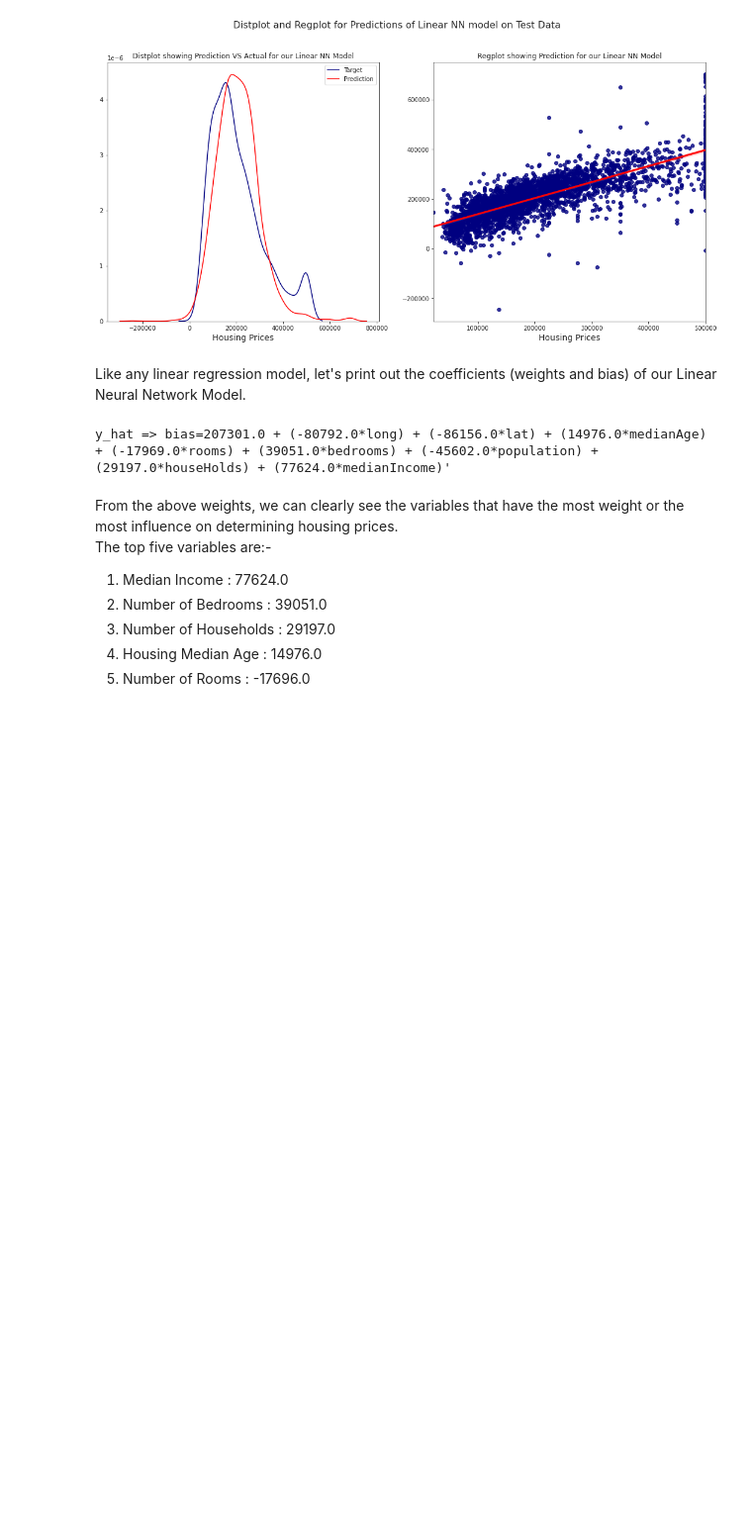
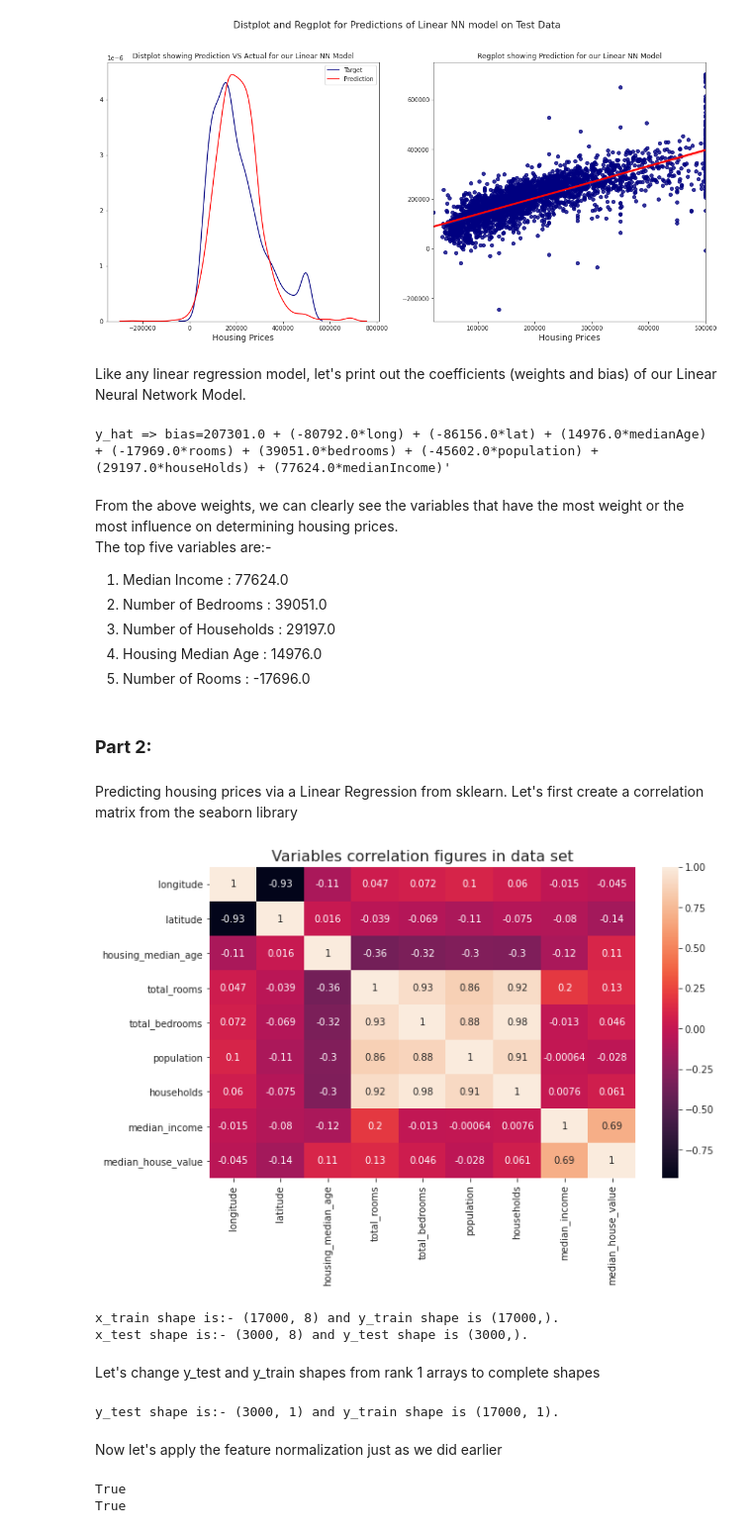
Before and after one commit to Lawrence-Krukrubo/Predicting_California_Housing_Prices, a Jupyter notebook: part_1_predicting_california_housing_prices.ipynb, the cells around one changed output. Shown at 99% size. Saved outputs shown, nothing was run; the diff lists cells and outputs as text; code cells hidden in the pictures; blank space fills up the shorter version.

Commit message:
Docs: Adding Parts 2 and 3 to the Notebook

```diff
--- a/part_1_predicting_california_housing_prices.ipynb
+++ b/part_1_predicting_california_housing_prices.ipynb
@@ -726,3 +760,55 @@ From the above weights, we can clearly see the variables that have the most weig
 3. Number of Households : 29197.0
 4. Housing Median Age : 14976.0
 5. Number of Rooms : -17696.0
+# %% [markdown]
+<h3><b>Part 2:</b></h3>
+# %% [markdown]
+Predicting housing prices via a Linear Regression from sklearn. Let's first create a correlation matrix from the seaborn library
+# %%
+corr_data = california_train.corr()
+
+sns.set_style('ticks')
+plt.figure(figsize=(10,6))
+plt.title('Variables correlation figures in data set', fontsize=16)
+
+sns.heatmap(corr_data, annot=True)
+
+plt.show()
+# %% [output]
+[figure, added]
+# %%
+# First let's make copies of the training and testing sets as numpy arrays
+train_arr = california_train.values
+test_arr = california_test.values
+
+# Next, let's create the features and labels for both training and testing sets.
+x_train, y_train = train_arr[:,:-1], train_arr[:,-1]
+x_test, y_test = test_arr[:,:-1], test_arr[:,-1]
+
+# Let's print the shapes of the training and testing labels
+print(f'x_train shape is:- {x_train.shape} and y_train shape is {y_train.shape}.')
+print(f'x_test shape is:- {x_test.shape} and y_test shape is {y_test.shape}.')
+# %% [output]
+x_train shape is:- (17000, 8) and y_train shape is (17000,).
+x_test shape is:- (3000, 8) and y_test shape is (3000,).
+# %% [markdown]
+Let's change y_test and y_train shapes from rank 1 arrays to complete shapes
+# %%
+y_train = y_train.reshape(y_train.shape[0], -1)
+y_test = y_test.reshape(y_test.shape[0], -1)
+
+print(f'y_test shape is:- {y_test.shape} and y_train shape is {y_train.shape}.')
+# %% [output]
+y_test shape is:- (3000, 1) and y_train shape is (17000, 1).
+# %% [markdown]
+Now let's apply the feature normalization just as we did earlier
+# %%
+x_train_norm = np.apply_along_axis(Z_score, 1, x_train)
+x_test_norm = np.apply_along_axis(Z_score, 1, x_test)
+
+# Let's confirm they still have the same shape
+print(x_train_norm.shape == x_train.shape)
+print(x_test_norm.shape == x_test.shape)
+# %% [output]
+True
+True
```
Also changed, not shown: parts of 25 cells of this notebook.
